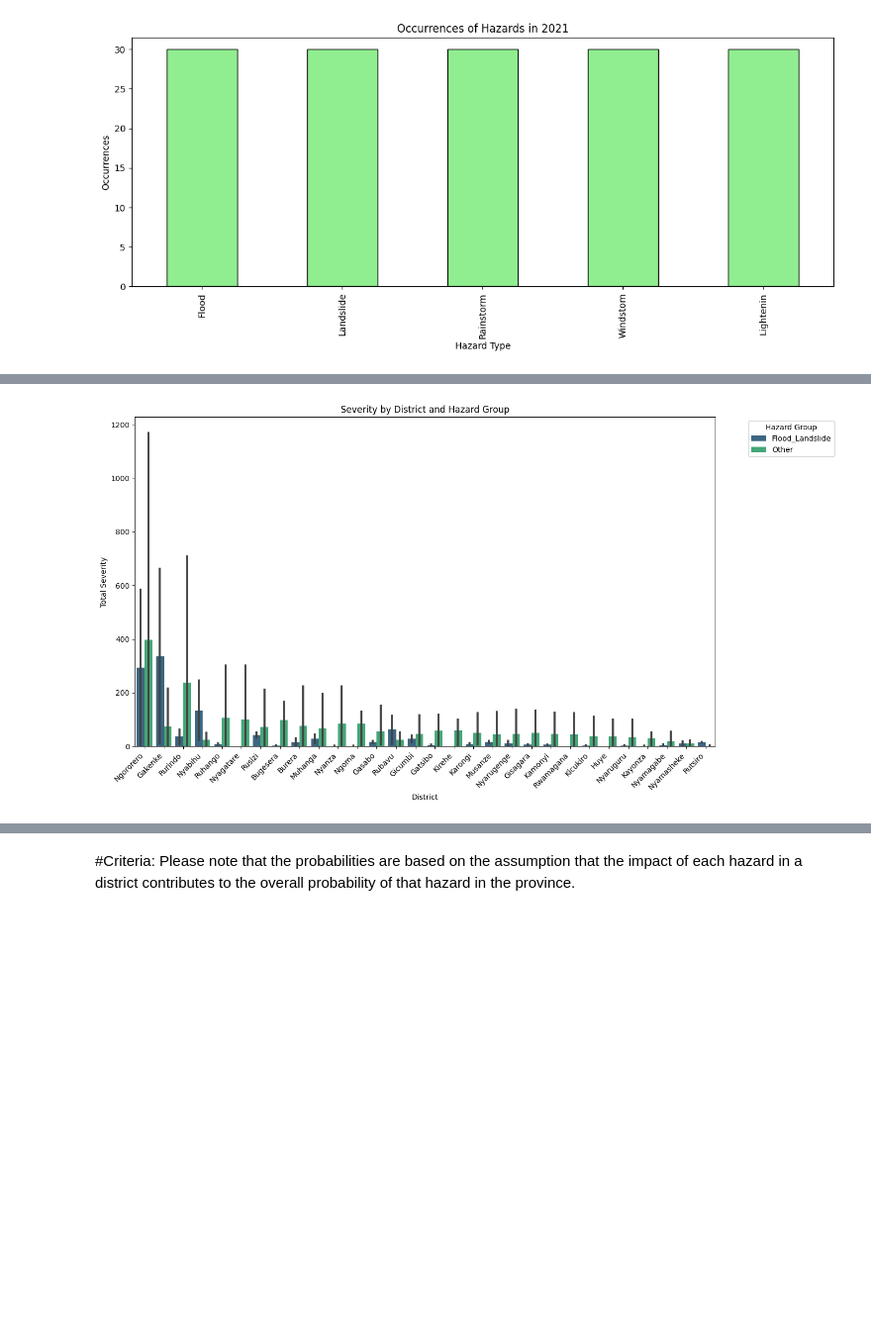
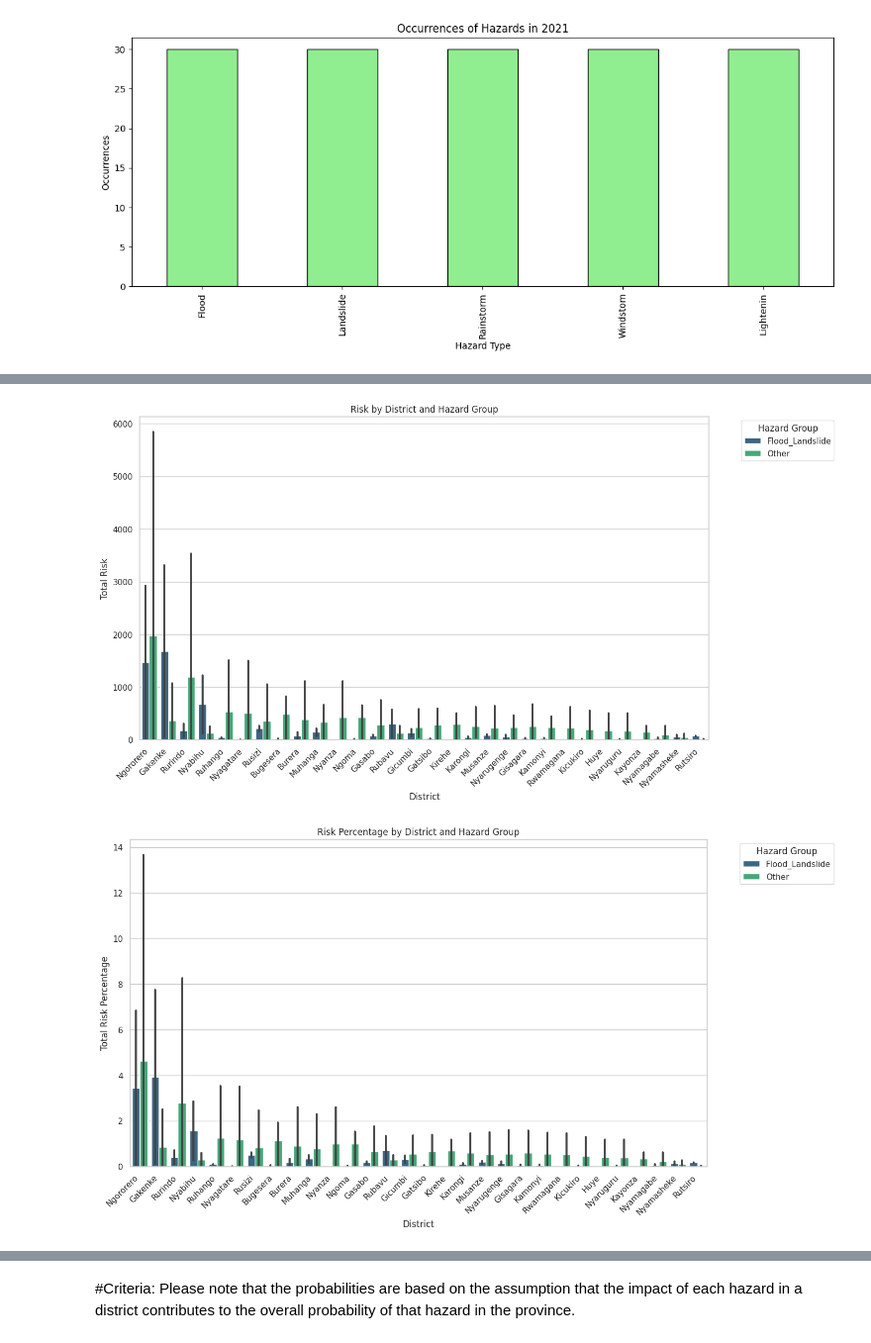
Before and after one commit to InezaRW/InezaRW, a Jupyter notebook: Multi_Hazard_Rwanda_2021.ipynb, the cells around one changed output, grey strips where cells are left out. Shown at 99% size. Cells and saved outputs as stored; diff of their text form; code cells hidden in the pictures; blank space fills up the shorter version.

```diff
--- a/Multi_Hazard_Rwanda_2021.ipynb
+++ b/Multi_Hazard_Rwanda_2021.ipynb
@@ -121,18 +161,10 @@ plt.show()
 # %%
-import pandas as pd
-import numpy as np
-import seaborn as sns
-import matplotlib.pyplot as plt
-
-# Load the data
-data = '/content/Multi_Hazard_Rwanda_2021.csv'
-df = pd.read_csv(data)
-
-# Calculate severity and likelihood for each district
-# For simplicity, let's use the sum of 'Death_2021' and 'Damaged_House_2021' as severity
-# and the count of hazards as likelihood
 df['Severity'] = df['Death_2021'] + df['Damaged_House_2021']
 df['Likelihood'] = df.groupby('District')['Hazard'].transform('count')
+
+# Display the calculated severity and likelihood
+print("\nCalculated Severity and Likelihood:")
+print(df[['District', 'Hazard', 'Severity', 'Likelihood']])
 
 # Group districts based on hazard types
 flood_landslide_group = ['Flood', 'Landslide']
@@ -143,19 +175,55 @@ other_group = ['Rainstorm', 'Windstom']  # Assuming the remaining hazards fall i
 df['Group'] = np.where(df['Hazard'].isin(flood_landslide_group), 'Flood_Landslide',
                        np.where(df['Hazard'].isin(lightning_group), 'Lightning', 'Other'))
 
-# Prioritize groups based on total severity
-group_prioritization = df.groupby('Group')['Severity'].sum().sort_values(ascending=False).index
+# Display the assigned groups
+print("\nAssigned Groups:")
+print(df[['District', 'Hazard', 'Group']])
+
+# Calculate risk as the product of severity and likelihood
+df['Risk'] = df['Severity'] * df['Likelihood']
+
+# Display the calculated risk
+print("\nCalculated Risk:")
+print(df[['District', 'Hazard', 'Risk']])
+
+# Prioritize groups based on total risk
+group_prioritization = df.groupby('Group')['Risk'].sum().sort_values(ascending=False).index
+
+# Display the prioritized groups
+print("\nPrioritized Groups:")
+print(group_prioritization)
+
+# Calculate risk as a percentage of the total risk
+df['Risk_Percentage'] = (df['Risk'] / df['Risk'].sum()) * 100
+
+# Display the calculated risk percentage
+print("\nCalculated Risk Percentage:")
+print(df[['District', 'Hazard', 'Risk_Percentage']])
 
 # Plotting
 plt.figure(figsize=(14, 8))
-sns.barplot(x='District', y='Severity', hue='Group', data=df, palette='viridis', order=df.groupby('District')['Severity'].sum().sort_values(ascending=False).index)
-plt.title('Severity by District and Hazard Group')
+sns.barplot(x='District', y='Risk', hue='Group', data=df, palette='viridis', order=df.groupby('District')['Risk'].sum().sort_values(ascending=False).index)
+plt.title('Risk by District and Hazard Group')
 plt.xlabel('District')
-plt.ylabel('Total Severity')
+plt.ylabel('Total Risk')
 plt.legend(title='Hazard Group', bbox_to_anchor=(1.05, 1), loc='upper left')
 
 # Rotate x-axis labels for better readability
 plt.xticks(rotation=45, ha='right')
 
 plt.show()
+
+
+# Plotting
+plt.figure(figsize=(14, 8))
+sns.barplot(x='District', y='Risk_Percentage', hue='Group', data=df, palette='viridis', order=df.groupby('District')['Risk'].sum().sort_values(ascending=False).index)
+plt.title('Risk Percentage by District and Hazard Group')
+plt.xlabel('District')
+plt.ylabel('Total Risk Percentage')
+plt.legend(title='Hazard Group', bbox_to_anchor=(1.05, 1), loc='upper left')
+
+# Rotate x-axis labels for better readability
+plt.xticks(rotation=45, ha='right')
+
+plt.show()
 # %% [output]
@@ -162 +247,2 @@ plt.show()
-[figure, old version]
+[figure, new version]
+[figure, added]
```
Also changed, not shown: parts of 20 cells of this notebook.
